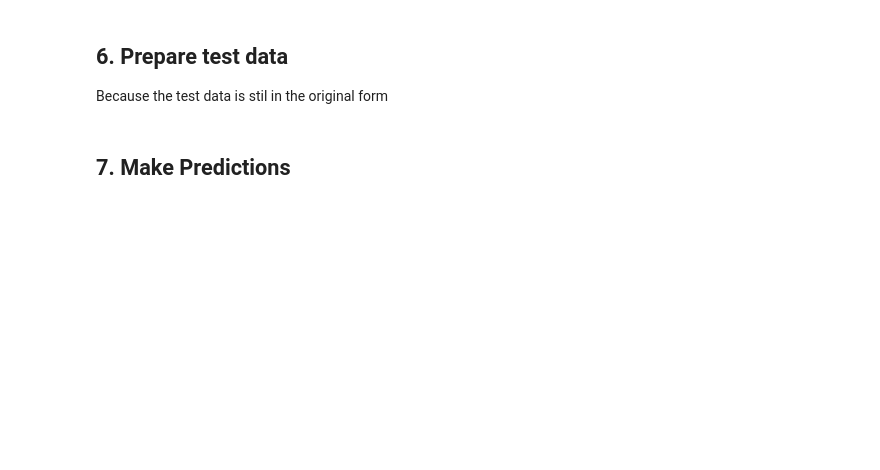
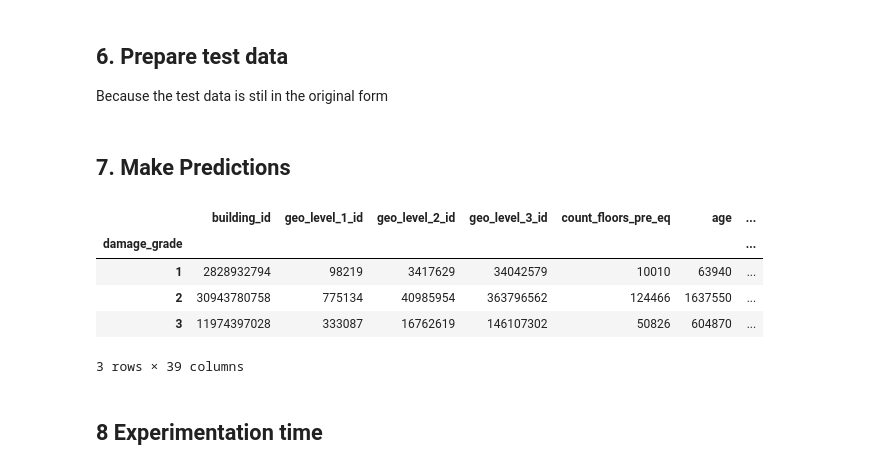
Before and after one commit to Lucamiras/drivendata_earthquakedamage, a Jupyter notebook: main.ipynb, the cells around one changed output. Saved outputs shown, nothing was run; the diff lists cells and outputs as text; code cells hidden in the pictures; blank space fills up the shorter version.

```diff
--- a/main.ipynb
+++ b/main.ipynb
@@ -132,3 +199,6 @@ forest = RandomForestClassifier(
 forest.fit(X,y)
 # %% [output]
 RandomForestClassifier(min_samples_split=10, n_estimators=500, n_jobs=20)
+# %%
+catBoost = CatBoostClassifier()
+catBoost.fit(X,y)
@@ -136,11 +225,26 @@ RandomForestClassifier(min_samples_split=10, n_estimators=500, n_jobs=20)
 ## 6. Prepare test data
 Because the test data is stil in the original form
 # %%
-test_values_encoded = encode_features(test_values)
+test_values_encoded = encode_categorical_features(test_values, non_numerical_columns=non_numerical_columns)
+# %%
+geo_1_test_encoded = pd.get_dummies(test_values_encoded['geo_level_1_id'], prefix='geo_1_')
+
+test_values_encoded = pd.concat(
+    [test_values_encoded.drop(
+        [
+            'geo_level_1_id',
+            #'geo_level_2_id',
+            #'geo_level_3_id'
+        ],
+        axis=1
+    ),
+     geo_1_test_encoded],
+    axis=1
+)
 # %% [markdown]
 ## 7. Make Predictions
 # %%
-test_labels_prediction = forest.predict(test_values_encoded)
+test_labels_prediction = catBoost.predict(test_values_encoded.drop('building_id',axis=1))
 # %%
 submission = pd.DataFrame()
 submission['building_id'] = test_values.building_id
@@ -150,0 +255,11 @@ submission.to_csv(f'submission/{filename}',index=False)
+# %%
+pd.concat([test_values,pd.DataFrame(test_labels_prediction,columns=["damage_grade"])],axis=1).groupby('damage_grade').sum()
+# %% [output]
+|  | building_id | geo_level_1_id | geo_level_2_id | geo_level_3_id | count_floors_pre_eq | age | ... |
+| damage_grade |  |  |  |  |  |  | ... |
+| 1 | 2828932794 | 98219 | 3417629 | 34042579 | 10010 | 63940 | ... |
+| 2 | 30943780758 | 775134 | 40985954 | 363796562 | 124466 | 1637550 | ... |
+| 3 | 11974397028 | 333087 | 16762619 | 146107302 | 50826 | 604870 | ... |
+3 rows × 39 columns
+# %% [markdown]
+## 8 Experimentation time
```
Also changed, not shown: parts of 18 cells of this notebook, 4 other files.
